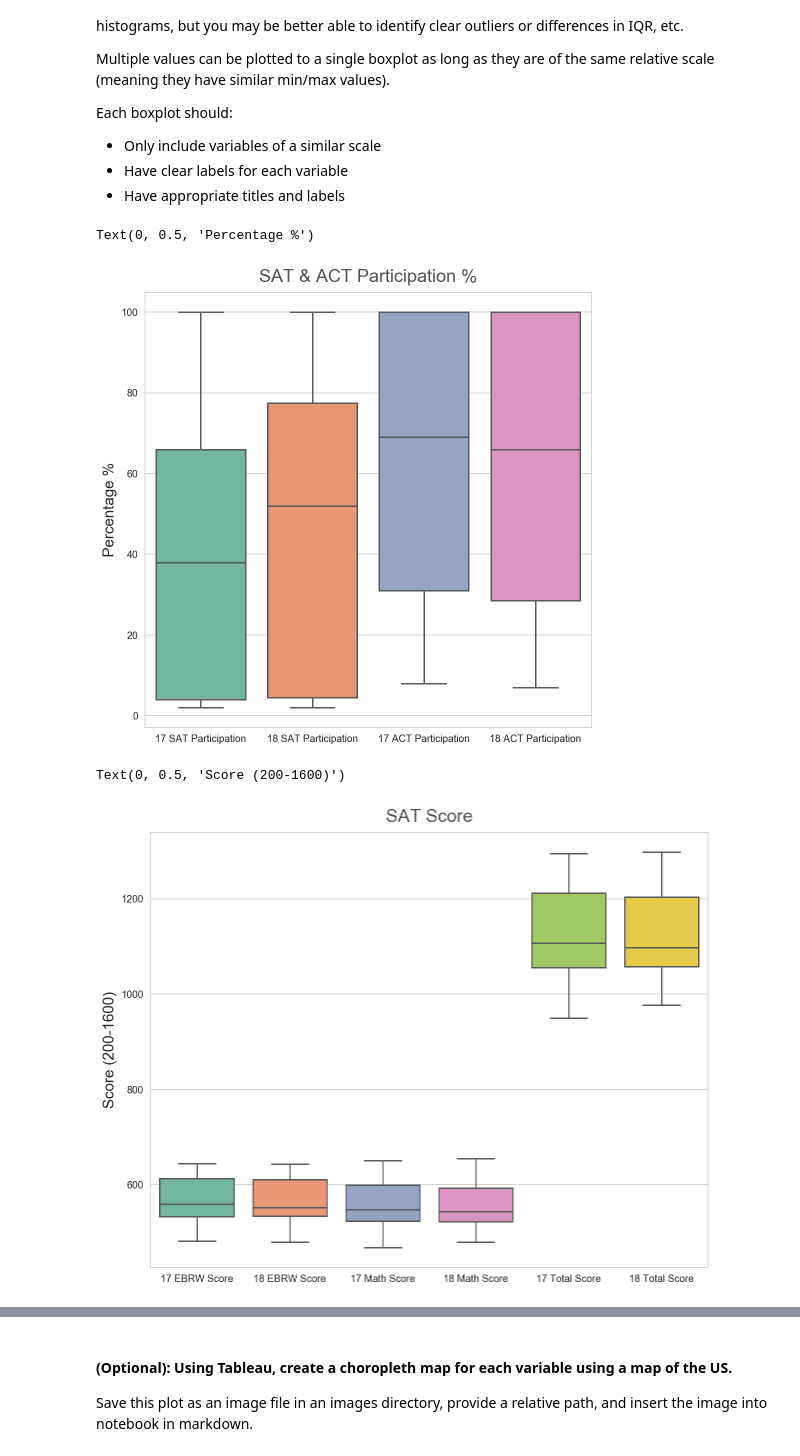
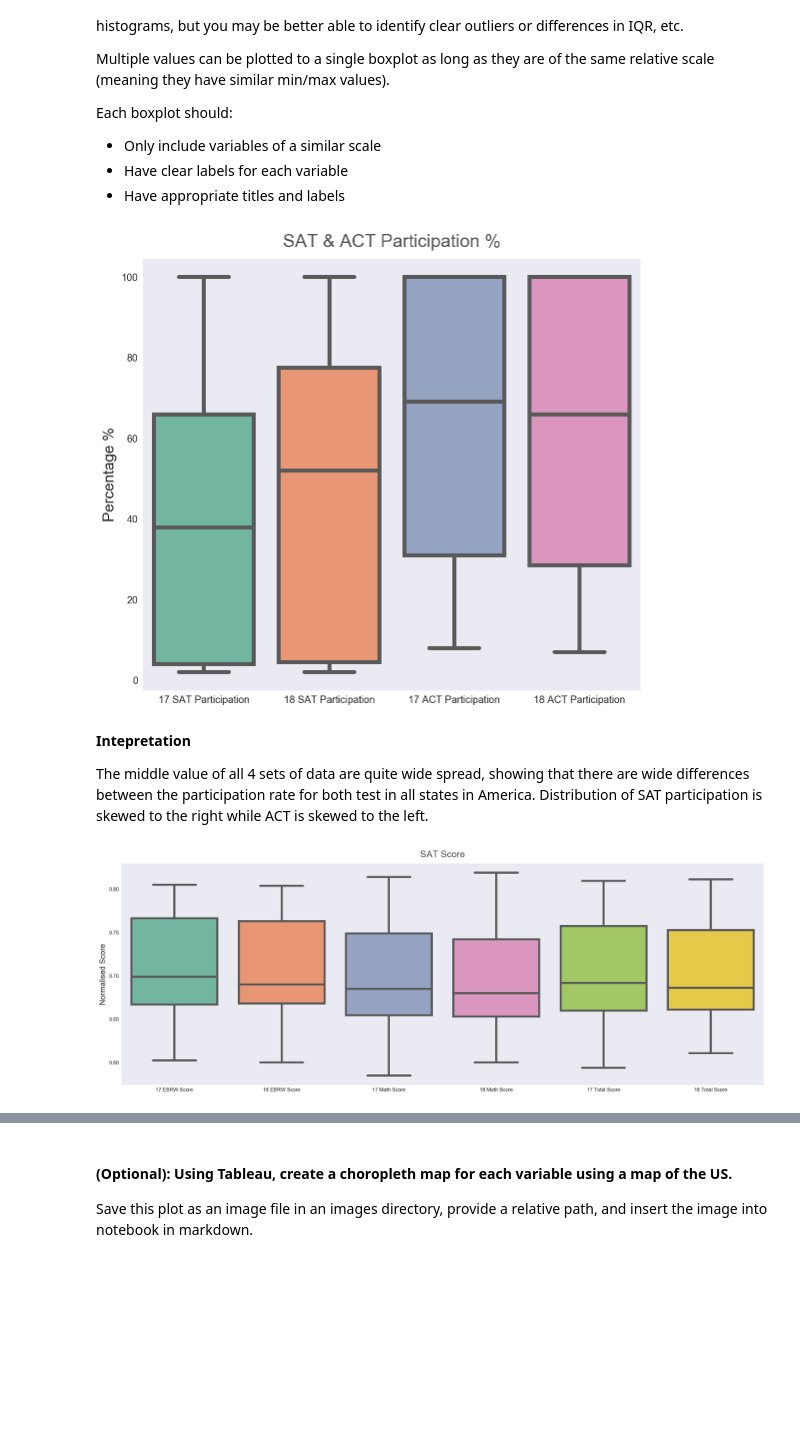
Before and after one commit to Singforthelaughter/dsi12project, a Jupyter notebook: code/starter-code.ipynb, the cells around one changed output, grey strips where cells are left out. Cells and saved outputs as stored; diff of their text form; code cells hidden in the pictures; blank space fills up the shorter version.

```diff
--- a/code/starter-code.ipynb
+++ b/code/starter-code.ipynb
@@ -30,7 +28,7 @@ import scipy.stats as stats
 import seaborn as sns
 import matplotlib.pyplot as plt
 
-sns.set_style('whitegrid')
+sns.set_style('dark')
 
 %config InlineBackend.figure_format = 'retina'
 %matplotlib inline
@@ -1074,6 +1054,7 @@ Each boxplot should:
 - Have appropriate titles and labels
 # %%
 # Plotting Box plot for participation rate
+
 #setting up the axis
 xaxis = ['17 SAT Participation', '18 SAT Participation', '17 ACT Participation', '18 ACT Participation']
 yaxis = [final['17_sat_part'],final['18_sat_part'],final['17_act_part'],final['18_act_part']]
@@ -1083,20 +1064,24 @@ plt.figure(figsize=(8,8))
 ax = sns.boxplot(xaxis,yaxis,palette = 'Set2')
 ax.set_title('SAT & ACT Participation %',fontsize = 18,fontweight = 4, y = 1.01,alpha=0.8)
 ax.set_ylabel('Percentage %',fontsize=15)
+plt.savefig('SAT & ACT Participation boxplot.png');
 # %% [output]
-Text(0, 0.5, 'Percentage %')
-[figure, old version]
+[figure, new version]
+# %% [markdown]
+**Intepretation**
+
+The middle value of all 4 sets of data are quite wide spread, showing that there are wide differences between the participation rate for both test in all states in America. Distribution of SAT participation is skewed to the right while ACT is skewed to the left.
 # %%
 # Plotting Box plot for SAT score
 #setting up the axis
 xaxis = ['17 EBRW Score', '18 EBRW Score', '17 Math Score', '18 Math Score', '17 Total Score', '18 Total Score']
-yaxis = [final['17_sat_ebrw'],final['18_sat_ebrw'],final['17_sat_math'],final['18_sat_math'], final['17_sat_total'], final['18_sat_total']]
+yaxis = [final['17_sat_ebrw']/800,final['18_sat_ebrw']/800,final['17_sat_math']/800,final['18_sat_math']/800, final['17_sat_total']/1600, final['18_sat_total']/1600]
 
 #plot
-plt.figure(figsize=(10,8))
+plt.figure(figsize=(20,8))
 ax = sns.boxplot(xaxis,yaxis,palette = 'Set2')
 ax.set_title('SAT Score',fontsize = 18,fontweight = 4, y = 1.01,alpha=0.8)
-ax.set_ylabel('Score (200-1600)',fontsize=15)
+ax.set_ylabel('Normalised Score',fontsize=15)
+plt.savefig('SAT Score boxplot.png');
 # %% [output]
-Text(0, 0.5, 'Score (200-1600)')
-[figure, old version]
+[figure, new version]
```
Also changed, not shown: parts of 95 cells of this notebook, 10 other files.
